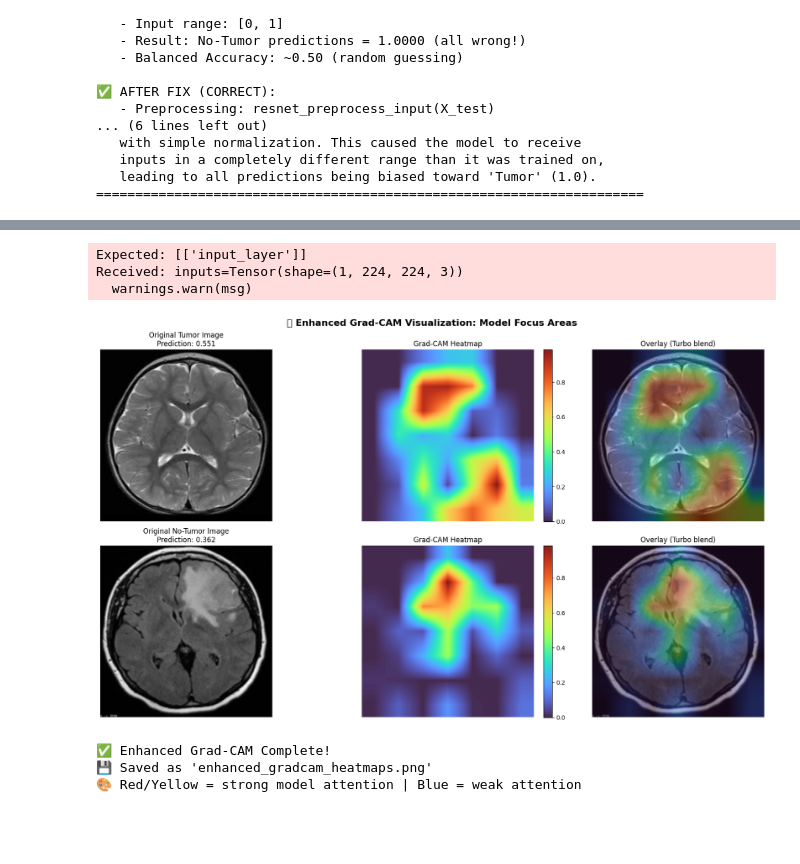
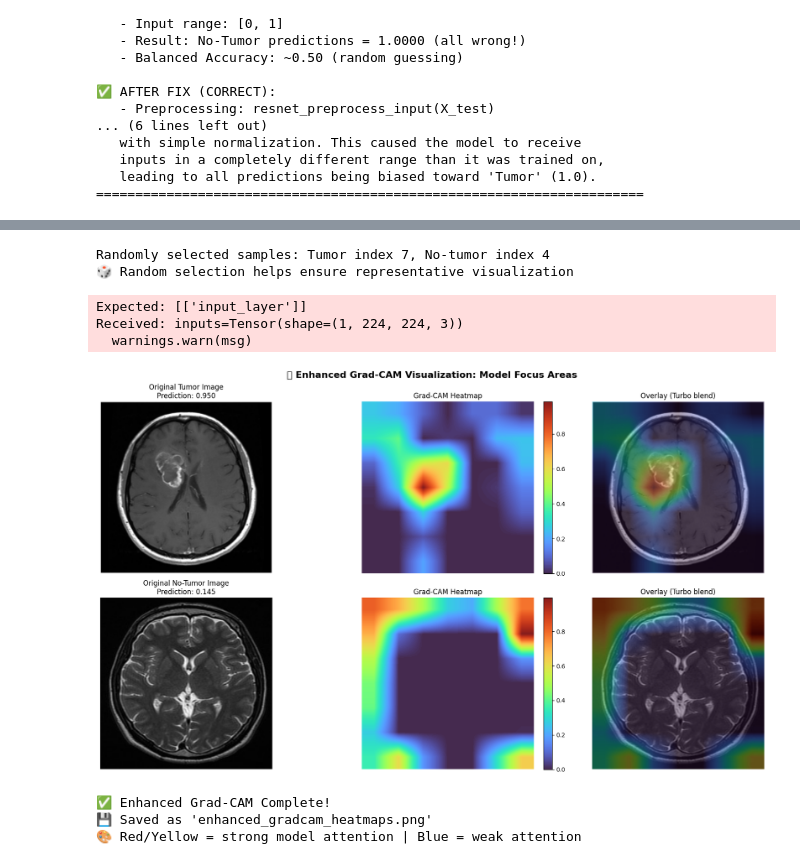
Before and after one commit to jadeja-mohitrajsinh/BR-AI-N, a Jupyter notebook: Jadeja_Mohitrajsinh_92510118004.ipynb, the cells around one changed output, grey strips where cells are left out. Drawn from its saved outputs; the diff is of its cells as text; code cells hidden in the pictures; blank space fills up the shorter version.

```diff
--- a/Jadeja_Mohitrajsinh_92510118004.ipynb
+++ b/Jadeja_Mohitrajsinh_92510118004.ipynb
@@ -789,3 +1053,16 @@ Note: Standard transfer learning approach with ImageNet pretrained weights
 # %%
 # DISABLE focal loss - it's causing gradient issues
 USE_FOCAL_LOSS = False  # Disabled - causing dead models
+
+# Calculate class weights for imbalanced dataset
+print("\n⚖️ Calculating class weights for imbalanced data...")
+class_weights = compute_class_weight(
+    'balanced',
+    classes=np.unique(y_train),
+    y=y_train
+)
+class_weight_dict = {0: class_weights[0], 1: class_weights[1]}
+print(f"Class weights: {class_weight_dict}")
+print(f"Class distribution - Train: {np.bincount(y_train)}")
+print(f"Class distribution - Val: {np.bincount(y_val)}")
+print(f"Class distribution - Test: {np.bincount(y_test)}")
@@ -2587,9 +2998,13 @@ def plot_gradcam_comparison():
             print("❌ Need both tumor and no-tumor examples in test set.")
             return
 
-        # Pick one of each
-        tumor_idx = tumor_indices[0]
-        no_tumor_idx = no_tumor_indices[0]
+        # Randomly select samples for better visualization
+        import random
+        tumor_idx = random.choice(tumor_indices)
+        no_tumor_idx = random.choice(no_tumor_indices)
+
+        print(f"Randomly selected samples: Tumor index {tumor_idx}, No-tumor index {no_tumor_idx}")
+        print("🎲 Random selection helps ensure representative visualization")
 
         # Fetch test images
         tumor_img = X_test_processed[tumor_idx:tumor_idx+1]
@@ -2643,40 +3058,42 @@ def plot_gradcam_comparison():
         # No-tumor row
         axes[1, 0].imshow(no_tumor_display, cmap='gray')
         axes[1, 0].set_title(f'Original No-Tumor Image\nPrediction: {no_tumor_pred:.3f}', fontsize=12)
         axes[1, 0].axis('off')
 
         im2 = axes[1, 1].imshow(no_tumor_heatmap_resized, cmap='turbo', alpha=0.9)
         axes[1, 1].set_title('Grad-CAM Heatmap', fontsize=12)
         axes[1, 1].axis('off')
         fig.colorbar(im2, ax=axes[1, 1], fraction=0.046, pad=0.04)
 
         axes[1, 2].imshow(cv2.cvtColor(no_tumor_overlay, cv2.COLOR_BGR2RGB))
         axes[1, 2].set_title('Overlay (Turbo blend)', fontsize=12)
         axes[1, 2].axis('off')
 
         plt.suptitle('🔥 Enhanced Grad-CAM Visualization: Model Focus Areas', fontsize=16, fontweight='bold')
         plt.tight_layout()
         plt.savefig('enhanced_gradcam_heatmaps.png', dpi=150, bbox_inches='tight')
         plt.show()
 
         print("✅ Enhanced Grad-CAM Complete!")
         print("💾 Saved as 'enhanced_gradcam_heatmaps.png'")
         print("🎨 Red/Yellow = strong model attention | Blue = weak attention")
 
     except Exception as e:
         print(f"❌ Grad-CAM Error: {str(e)}")
         print("Check that 'best_model', X_test_processed, and y_test are properly loaded.")
 
 # Run Grad-CAM visualization
 plot_gradcam_comparison()
 # %% [output]
-Expected: [['input_layer']]
-Received: inputs=Tensor(shape=(1, 224, 224, 3))
-  warnings.warn(msg)
+Randomly selected samples: Tumor index 7, No-tumor index 4
+🎲 Random selection helps ensure representative visualization
+Expected: [['input_layer']]
+Received: inputs=Tensor(shape=(1, 224, 224, 3))
+  warnings.warn(msg)
-[figure, old version]
+[figure, new version]
-✅ Enhanced Grad-CAM Complete!
-💾 Saved as 'enhanced_gradcam_heatmaps.png'
-🎨 Red/Yellow = strong model attention | Blue = weak attention
+✅ Enhanced Grad-CAM Complete!
+💾 Saved as 'enhanced_gradcam_heatmaps.png'
+🎨 Red/Yellow = strong model attention | Blue = weak attention
 # %%
 # 🆚 CNN vs ResNet Grad-CAM Comparison Demo - FULLY FIXED VERSION
 import tensorflow as tf
```
Also changed, not shown: parts of 42 cells of this notebook.
